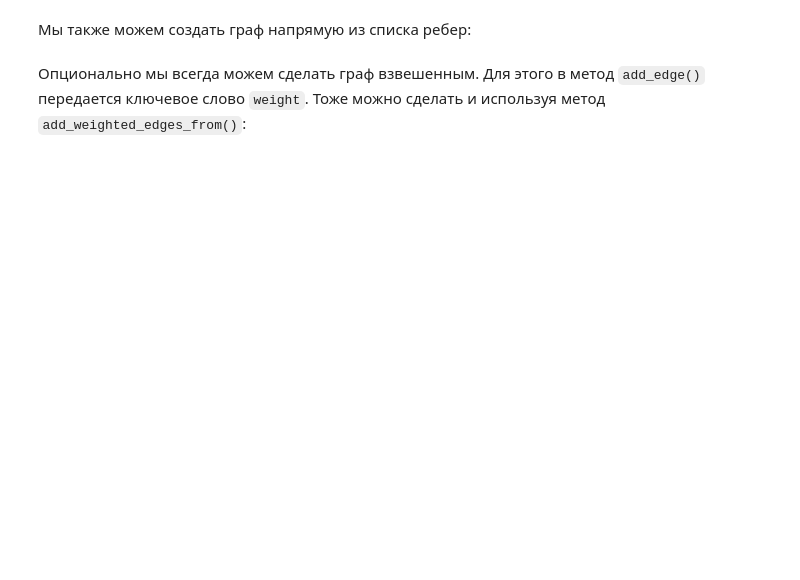
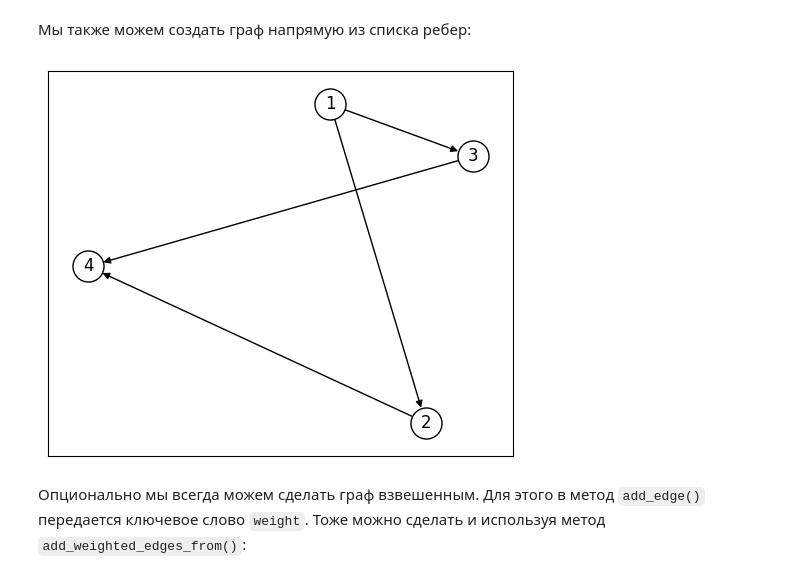
Before and after one commit to anton-pershin/spbu-fundamentals-of-algorithms, a Jupyter notebook: practicum_2/intro_to_networkx.ipynb, the cells around one changed output. Cells and saved outputs as stored; diff of their text form; code cells hidden in the pictures; blank space fills up the shorter version.

```diff
--- a/practicum_2/intro_to_networkx.ipynb
+++ b/practicum_2/intro_to_networkx.ipynb
@@ -26,4 +120,11 @@ Networkx имеет отличный набор методов для отобр
 # %% [markdown]
 Мы также можем создать граф напрямую из списка ребер:
+# %%
+G = nx.DiGraph()
+edges = [(1, 2), (2, 4), (1, 3), (3, 4)]
+G.add_edges_from(edges)
+plot_graph(G)
+# %% [output]
+[figure, added]
 # %% [markdown]
 Опционально мы всегда можем сделать граф взвешенным. Для этого в метод `add_edge()` передается ключевое слово `weight`. Тоже можно сделать и используя метод `add_weighted_edges_from()`:
```
Also changed, not shown: parts of 46 cells of this notebook.
